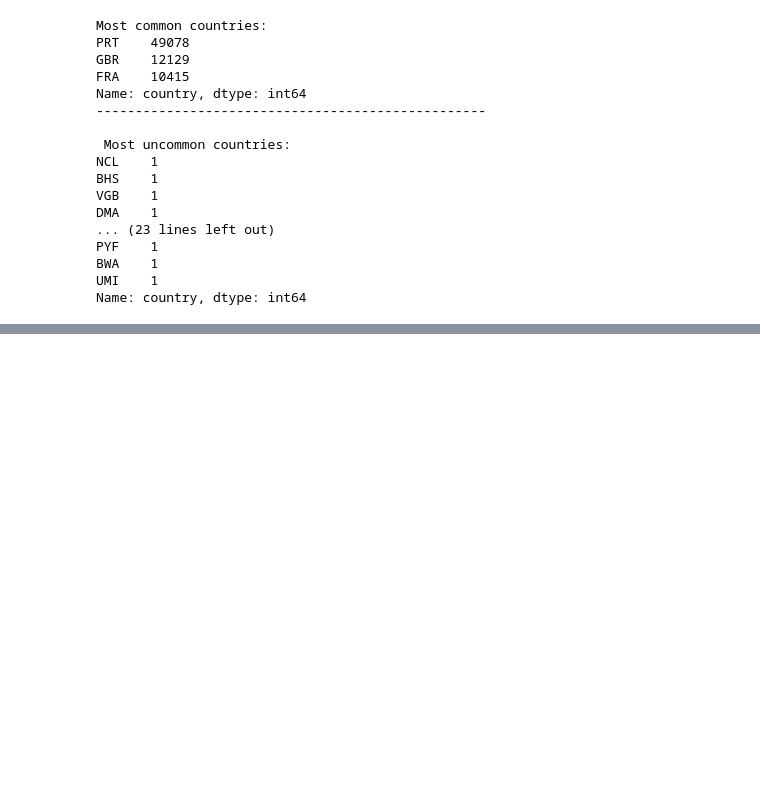
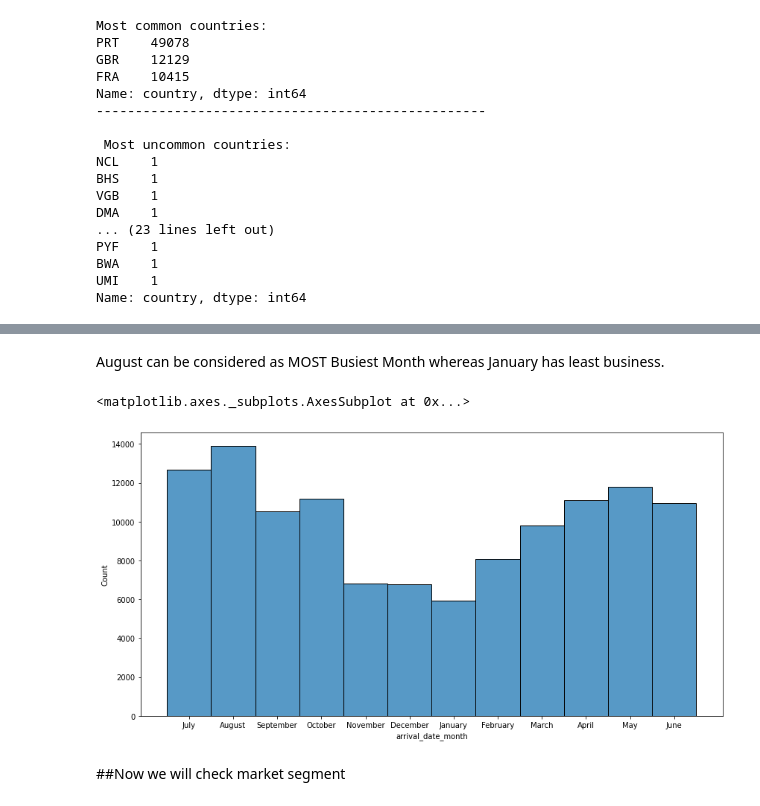
Before and after one commit to arifuddinatif/hotel-booking-analysis, a Jupyter notebook: Hotel_booking_analysis.ipynb, the cells around one changed output, grey strips where cells are left out. Saved outputs shown, nothing was run; the diff lists cells and outputs as text; code cells hidden in the pictures; blank space fills up the shorter version.

```diff
--- a/Hotel_booking_analysis.ipynb
+++ b/Hotel_booking_analysis.ipynb
@@ -331,0 +350,10 @@ Name: country, dtype: int64
+# %% [markdown]
+August can be considered as MOST Busiest Month whereas January has least business.
+# %%
+plt.figure(figsize=(14,7))
+sns.histplot(df['arrival_date_month'])
+# %% [output]
+<matplotlib.axes._subplots.AxesSubplot at 0x...>
+[figure, added]
+# %% [markdown]
+##Now we will check market segment
```
Also changed, not shown: parts of 8 cells of this notebook.
